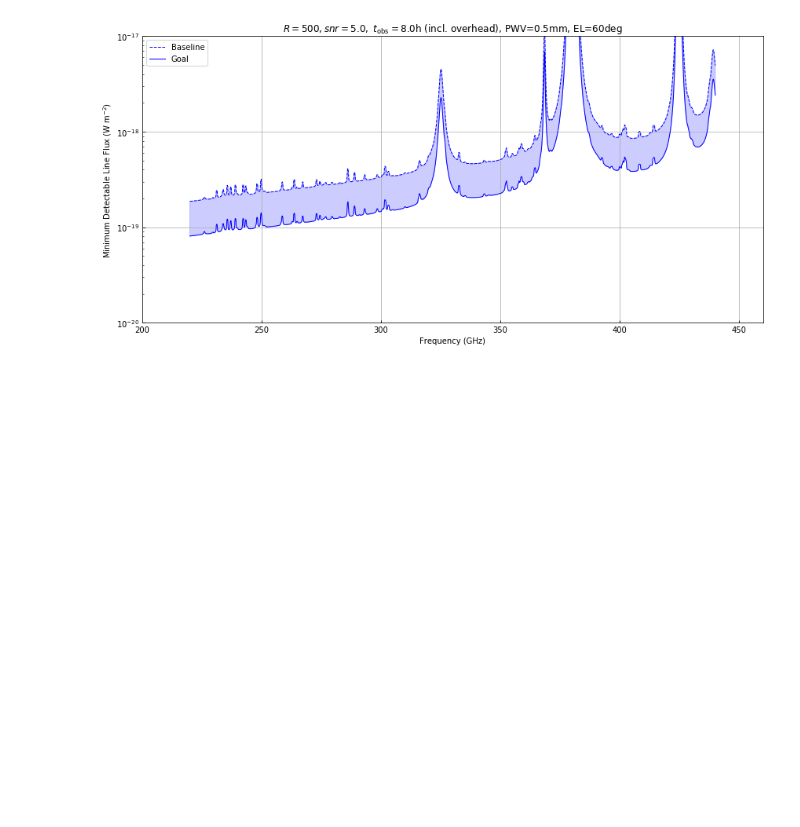
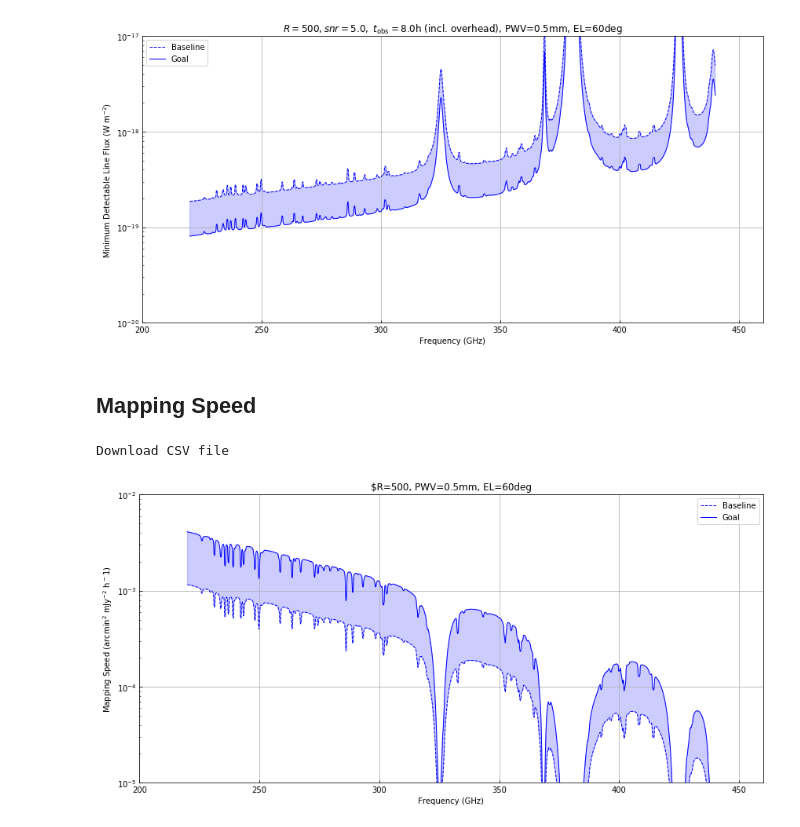
Before and after one commit to deshima-dev/deshima-sensitivity, a Jupyter notebook: sensitivity.ipynb, the cells around one changed output. Cells and saved outputs as stored; diff of their text form; code cells hidden in the pictures; blank space fills up the shorter version.

Commit message:
Added Mapping speed and HPBW plots in jupyter notebook

```diff
--- a/sensitivity.ipynb
+++ b/sensitivity.ipynb
@@ -31,3 +31,16 @@ dsm.MDLF_simple(
 # %% [output]
 Download CSV file
 [figure]
+# %% [markdown]
+## Mapping Speed
+# %%
+%matplotlib inline
+import desim as dsm
+
+dsm.MS_simple(
+        pwv = 0.5,      # Precipitable Water Vapor in mm (0.1 < pwv < 2.0 mm)
+        EL = 60.,       # Elevation angle in degrees
+        )
+# %% [output]
+Download CSV file
+[figure, added]
```
Also changed, not shown: parts of 2 cells of this notebook, 1 other file.
